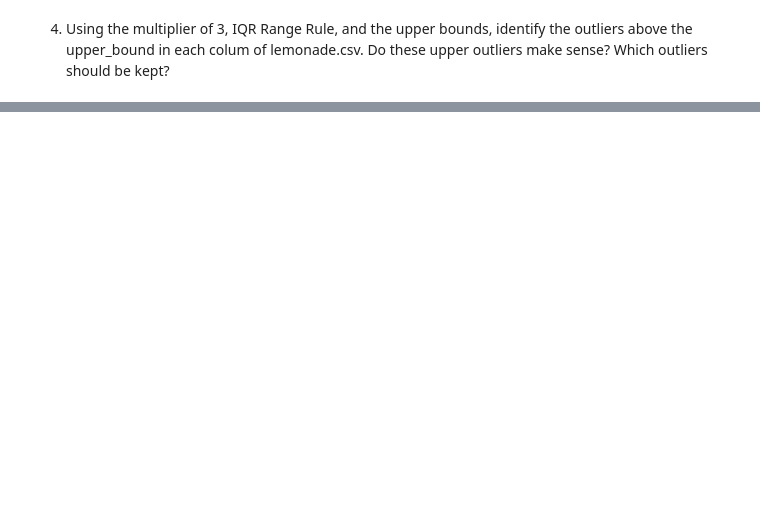
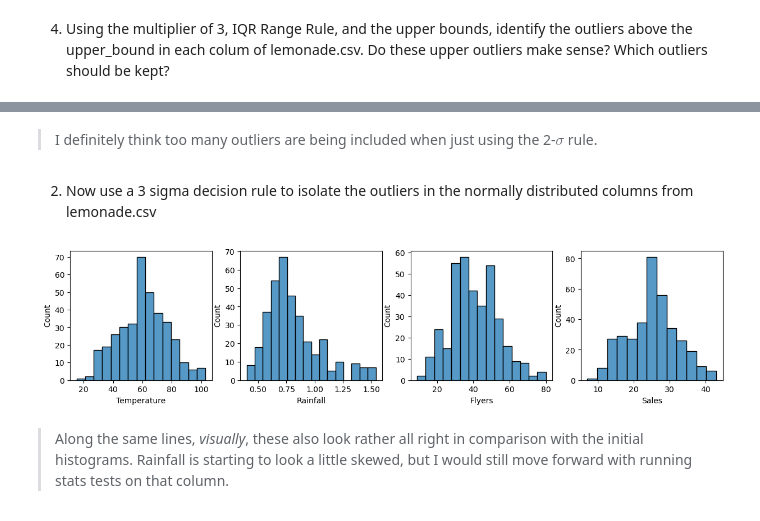
Before and after one commit to wilson-velasco/anomaly-detection-exercises, a Jupyter notebook: continuous_probabilistic_methods.ipynb, the cells around one changed output, grey strips where cells are left out. Drawn from its saved outputs; the diff is of its cells as text; code cells hidden in the pictures; blank space fills up the shorter version.

```diff
--- a/continuous_probabilistic_methods.ipynb
+++ b/continuous_probabilistic_methods.ipynb
@@ -104,0 +279,9 @@ Upper: 45.0
+# %%
+#Doing a check and isolating all outliers per column.
+
+for col in lemon[['Temperature', 'Rainfall', 'Flyers', 'Sales']]:
+    print(f'Outliers found in {[col]}:')
+    print(lemon[col][((lemon[col] < (lemon[col].mean() - (2 * lemon[col].std())))) |
+                           ((lemon[col] > (lemon[col].mean() + (2 * lemon[col].std()))))])
+    print()
+    print('----------')
@@ -104,0 +306,17 @@ Upper: 45.0
+# %% [markdown]
+> I definitely think too many outliers are being included when just using the 2-$\sigma$ rule.
+# %% [markdown]
+2) Now use a 3 sigma decision rule to isolate the outliers in the normally distributed columns from lemonade.csv
+# %%
+plt.figure(figsize=(15,3))
+
+for i, col in enumerate(lemon[['Temperature', 'Rainfall', 'Flyers', 'Sales']]):
+    plt.subplot(1,4,(i+1))
+    sns.histplot(lemon[col][((lemon[col] > (lemon[col].mean() - (3 * lemon[col].std())))) & \
+                           ((lemon[col] < (lemon[col].mean() + (3 * lemon[col].std()))))])
+
+plt.show()
+# %% [output]
+[figure, added]
+# %% [markdown]
+> Along the same lines, *visually*, these also look rather all right in comparison with the initial histograms. Rainfall is starting to look a little skewed, but I would still move forward with running stats tests on that column.
```
Also changed, not shown: parts of 17 cells of this notebook.
